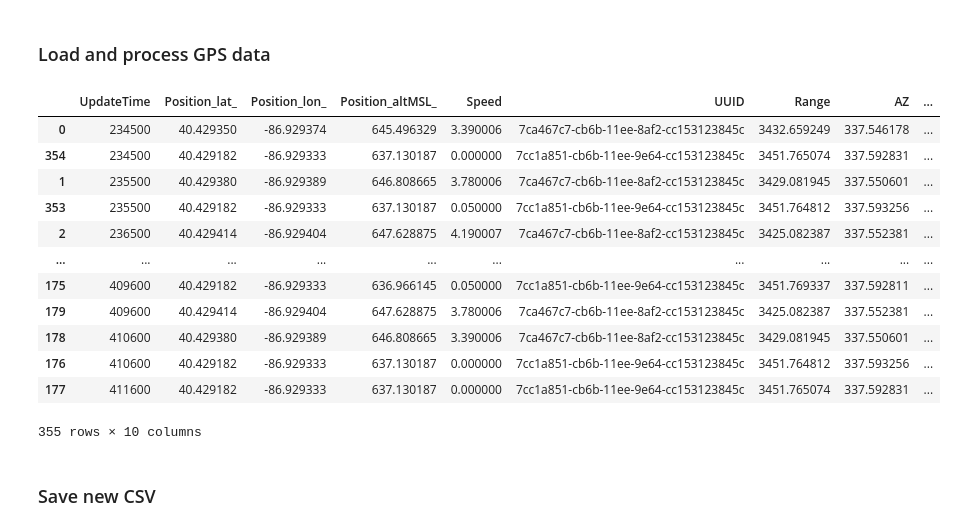
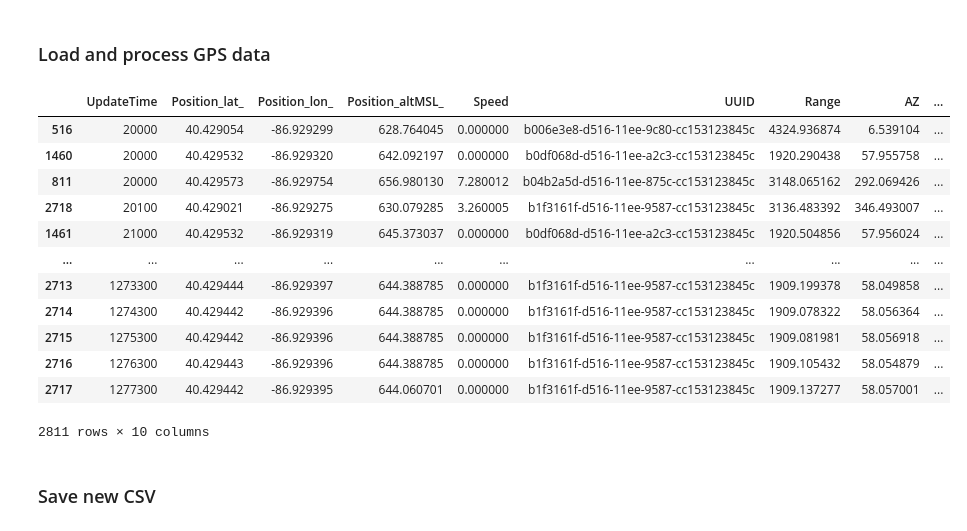
Before and after one commit to tuckerdickson/RADAR-Declutter, a Jupyter notebook: notebooks/gpsConversion.ipynb, the cells around one changed output. Drawn from its saved outputs; the diff is of its cells as text; code cells hidden in the pictures.

```diff
--- a/notebooks/gpsConversion.ipynb
+++ b/notebooks/gpsConversion.ipynb
@@ -148,23 +139,21 @@ def findRadialVelocity(vecX1, vecY1, vecX2, vecY2):
 # %% [markdown]
 ### Load and process GPS data
 # %%
-## load ecco dataset
-#df_ecco = pd.read_csv('..\data/raw/ecco.csv')
-#df_ecco.name = 'ecco.csv'
-
 # load gps data
 gpsTracks = []
 finalTracks = []
-gpsData = ['..\data/raw/gps/GPSData1.csv', '..\data/raw/gps/GPSData2.csv', '..\data/raw/gps/GPSData3.csv', '..\data/raw/gps/GPSData4.csv', '..\data/raw/gps/GPSData5.csv', '..\data/raw/gps/GPSData6.csv']
+gpsData = files
 
-generativeCycles = 10
-scalingRange = [0.5, 2.5]
+generativeCycles = args.cycles
+scalingRange = [args.scalingLowerBound, args.scalingUpperBound]
 
 #Take every 10th row from each .csv (1s intervals), leaving out first and last 10 seconds
 for data in gpsData:
     gpsTracks.append(pd.read_csv(data).iloc[200:-200:10, :])
 
 for rep in range(generativeCycles):
+    print("Beginning cycle " + rep + ". Current scaling: " + scalingRange[0] + (scalingRange[1]-scalingRange[0])/generativeCycles*rep)
+
     for track in gpsTracks:
         data = track.copy()
 
@@ -232,49 +221,50 @@ for rep in range(generativeCycles):
             data['speed(mph)'].iat[i]*=0.44704
 
         data['UUID'] = track_IDs
         data['Range'] = ranges
         data['AZ'] = bearings
         data['EL'] = elevations
 
         # Wasn't letting me drop first row during iteration idk why
         radialVels[0] = radialVels[1]
         data['RadialVelocity'] = radialVels
 
         finalTracks.append(data)
 
         #Add reversed track
-        data_r = data.copy()
-        data_r['speed(mph)'] = data['speed(mph)'].shift(1)
-        data_r['time(millisecond)'] = data['time(millisecond)'].values[::-1]
+        if(args.reverseTracks):
+            data_r = data.copy()
+            data_r['speed(mph)'] = data['speed(mph)'].shift(1)
+            data_r['time(millisecond)'] = data['time(millisecond)'].values[::-1]
 
-        finalTracks.append(data_r.iloc[1:])
+            finalTracks.append(data_r.iloc[1:])
 
 df_gps = pd.concat(finalTracks, ignore_index=True)
 df_gps = df_gps.sort_values(by='time(millisecond)', ascending=True)
 df_gps.name = 'gpsData.csv'
 
 # drop unimportant columns from gps data
 df_gps = df_gps.drop(columns=NI_GPS)
 
 # rename all of the gps columns to match ecco
 df_gps = df_gps.rename(columns=GPS_MAP, errors='raise')
 
 # show dataframe
 df_gps
 # %% [output]
 |  | UpdateTime | Position_lat_ | Position_lon_ | Position_altMSL_ | Speed | UUID | Range | AZ | ... |
-| 0 | 234500 | 40.429350 | -86.929374 | 645.496329 | 3.390006 | 7ca467c7-cb6b-11ee-8af2-cc153123845c | 3432.659249 | 337.546178 | ... |
-| 354 | 234500 | 40.429182 | -86.929333 | 637.130187 | 0.000000 | 7cc1a851-cb6b-11ee-9e64-cc153123845c | 3451.765074 | 337.592831 | ... |
-| 1 | 235500 | 40.429380 | -86.929389 | 646.808665 | 3.780006 | 7ca467c7-cb6b-11ee-8af2-cc153123845c | 3429.081945 | 337.550601 | ... |
-| 353 | 235500 | 40.429182 | -86.929333 | 637.130187 | 0.050000 | 7cc1a851-cb6b-11ee-9e64-cc153123845c | 3451.764812 | 337.593256 | ... |
-| 2 | 236500 | 40.429414 | -86.929404 | 647.628875 | 4.190007 | 7ca467c7-cb6b-11ee-8af2-cc153123845c | 3425.082387 | 337.552381 | ... |
+| 516 | 20000 | 40.429054 | -86.929299 | 628.764045 | 0.000000 | b006e3e8-d516-11ee-9c80-cc153123845c | 4324.936874 | 6.539104 | ... |
+| 1460 | 20000 | 40.429532 | -86.929320 | 642.092197 | 0.000000 | b0df068d-d516-11ee-a2c3-cc153123845c | 1920.290438 | 57.955758 | ... |
+| 811 | 20000 | 40.429573 | -86.929754 | 656.980130 | 7.280012 | b04b2a5d-d516-11ee-875c-cc153123845c | 3148.065162 | 292.069426 | ... |
+| 2718 | 20100 | 40.429021 | -86.929275 | 630.079285 | 3.260005 | b1f3161f-d516-11ee-9587-cc153123845c | 3136.483392 | 346.493007 | ... |
+| 1461 | 21000 | 40.429532 | -86.929319 | 645.373037 | 0.000000 | b0df068d-d516-11ee-a2c3-cc153123845c | 1920.504856 | 57.956024 | ... |
 | ... | ... | ... | ... | ... | ... | ... | ... | ... | ... |
-| 175 | 409600 | 40.429182 | -86.929333 | 636.966145 | 0.050000 | 7cc1a851-cb6b-11ee-9e64-cc153123845c | 3451.769337 | 337.592811 | ... |
-| 179 | 409600 | 40.429414 | -86.929404 | 647.628875 | 3.780006 | 7ca467c7-cb6b-11ee-8af2-cc153123845c | 3425.082387 | 337.552381 | ... |
-| 178 | 410600 | 40.429380 | -86.929389 | 646.808665 | 3.390006 | 7ca467c7-cb6b-11ee-8af2-cc153123845c | 3429.081945 | 337.550601 | ... |
-| 176 | 410600 | 40.429182 | -86.929333 | 637.130187 | 0.000000 | 7cc1a851-cb6b-11ee-9e64-cc153123845c | 3451.764812 | 337.593256 | ... |
-| 177 | 411600 | 40.429182 | -86.929333 | 637.130187 | 0.000000 | 7cc1a851-cb6b-11ee-9e64-cc153123845c | 3451.765074 | 337.592831 | ... |
+| 2713 | 1273300 | 40.429444 | -86.929397 | 644.388785 | 0.000000 | b1f3161f-d516-11ee-9587-cc153123845c | 1909.199378 | 58.049858 | ... |
+| 2714 | 1274300 | 40.429442 | -86.929396 | 644.388785 | 0.000000 | b1f3161f-d516-11ee-9587-cc153123845c | 1909.078322 | 58.056364 | ... |
+| 2715 | 1275300 | 40.429442 | -86.929396 | 644.388785 | 0.000000 | b1f3161f-d516-11ee-9587-cc153123845c | 1909.081981 | 58.056918 | ... |
+| 2716 | 1276300 | 40.429443 | -86.929396 | 644.388785 | 0.000000 | b1f3161f-d516-11ee-9587-cc153123845c | 1909.105432 | 58.054879 | ... |
+| 2717 | 1277300 | 40.429442 | -86.929395 | 644.060701 | 0.000000 | b1f3161f-d516-11ee-9587-cc153123845c | 1909.137277 | 58.057001 | ... |
-355 rows × 10 columns
+2811 rows × 10 columns
 # %% [markdown]
 ### Save new CSV
 # %%
```
Also changed, not shown: parts of 7 cells of this notebook, 21 other files.
